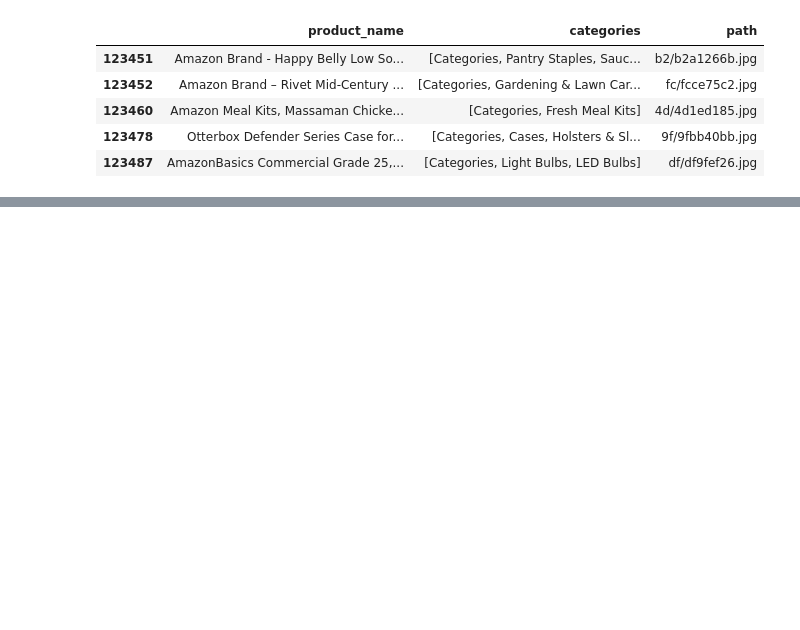
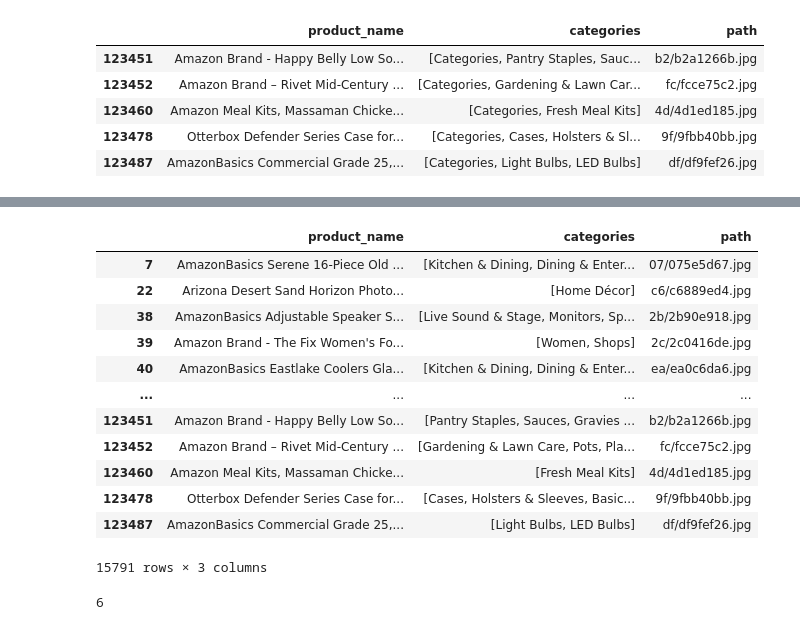
Before and after one commit to rohithmada00/Multilevel-product-categorization, a Jupyter notebook: preprocessing.ipynb, the cells around one changed output, grey strips where cells are left out. Drawn from its saved outputs; the diff is of its cells as text; code cells hidden in the pictures; blank space fills up the shorter version.

Commit message:
[UPDATE] - normalise the categories to a constant length list

```diff
--- a/preprocessing.ipynb
+++ b/preprocessing.ipynb
@@ -128,3 +128,5 @@ final_df.tail()
 | 123460 | Amazon Meal Kits, Massaman Chicke... | [Categories, Fresh Meal Kits] | 4d/4d1ed185.jpg |
 | 123478 | Otterbox Defender Series Case for... | [Categories, Cases, Holsters & Sl... | 9f/9fbb40bb.jpg |
 | 123487 | AmazonBasics Commercial Grade 25,... | [Categories, Light Bulbs, LED Bulbs] | df/df9fef26.jpg |
+# %%
+final_df['categories'] = final_df['categories'].apply(lambda x: x[1:] if len(x) > 0 else pd.NA)
@@ -130,0 +139,22 @@ final_df.tail()
+# %%
+final_df = final_df.dropna()
+# %%
+final_df
+# %% [output]
+|  | product_name | categories | path |
+| 7 | AmazonBasics Serene 16-Piece Old ... | [Kitchen & Dining, Dining & Enter... | 07/075e5d67.jpg |
+| 22 | Arizona Desert Sand Horizon Photo... | [Home Décor] | c6/c6889ed4.jpg |
+| 38 | AmazonBasics Adjustable Speaker S... | [Live Sound & Stage, Monitors, Sp... | 2b/2b90e918.jpg |
+| 39 | Amazon Brand - The Fix Women's Fo... | [Women, Shops] | 2c/2c0416de.jpg |
+| 40 | AmazonBasics Eastlake Coolers Gla... | [Kitchen & Dining, Dining & Enter... | ea/ea0c6da6.jpg |
+| ... | ... | ... | ... |
+| 123451 | Amazon Brand - Happy Belly Low So... | [Pantry Staples, Sauces, Gravies ... | b2/b2a1266b.jpg |
+| 123452 | Amazon Brand – Rivet Mid-Century ... | [Gardening & Lawn Care, Pots, Pla... | fc/fcce75c2.jpg |
+| 123460 | Amazon Meal Kits, Massaman Chicke... | [Fresh Meal Kits] | 4d/4d1ed185.jpg |
+| 123478 | Otterbox Defender Series Case for... | [Cases, Holsters & Sleeves, Basic... | 9f/9fbb40bb.jpg |
+| 123487 | AmazonBasics Commercial Grade 25,... | [Light Bulbs, LED Bulbs] | df/df9fef26.jpg |
+15791 rows × 3 columns
+# %%
+final_df['categories'].apply(len).max()
+# %% [output]
+6
```
Also changed, not shown: parts of 4 cells of this notebook, 1 other file.
